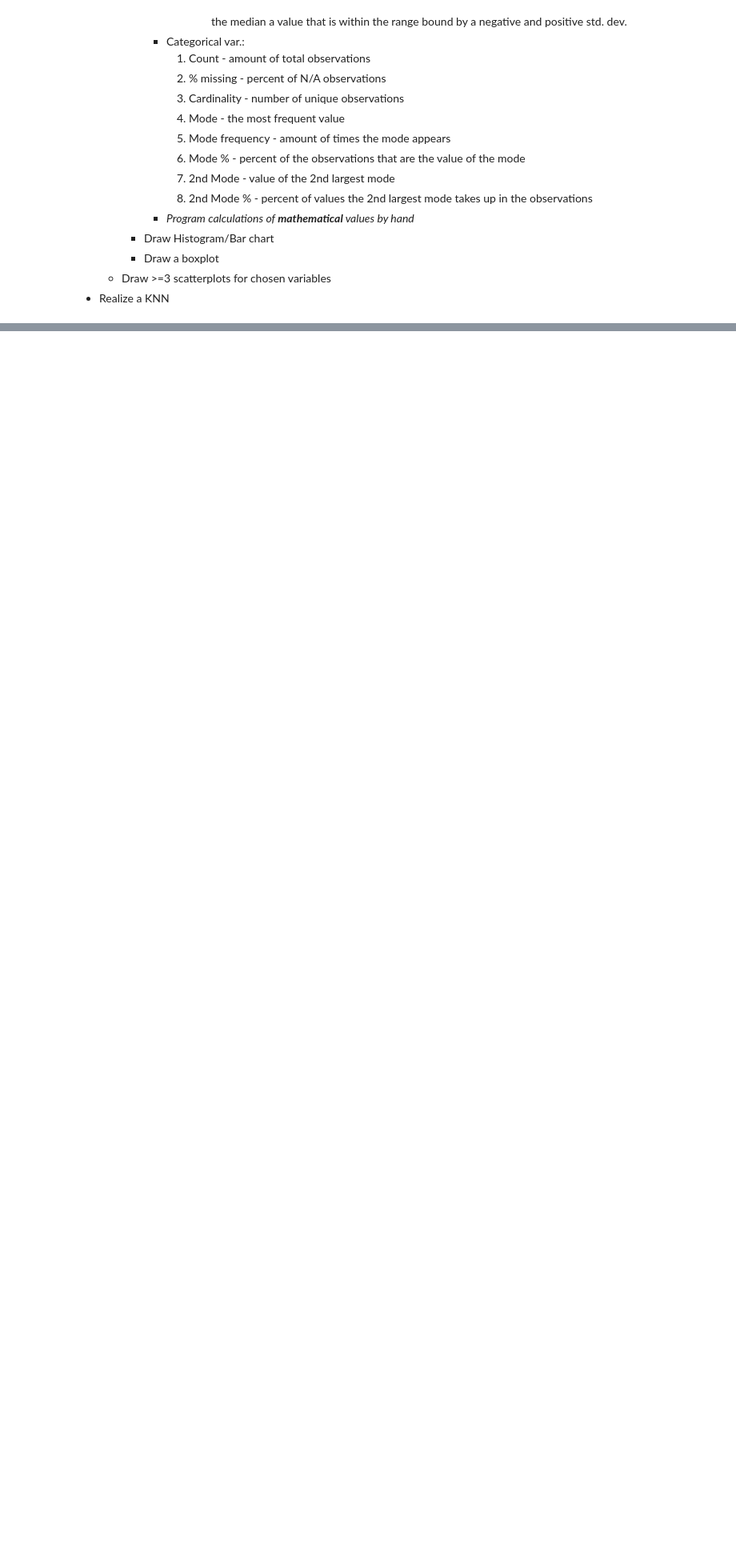
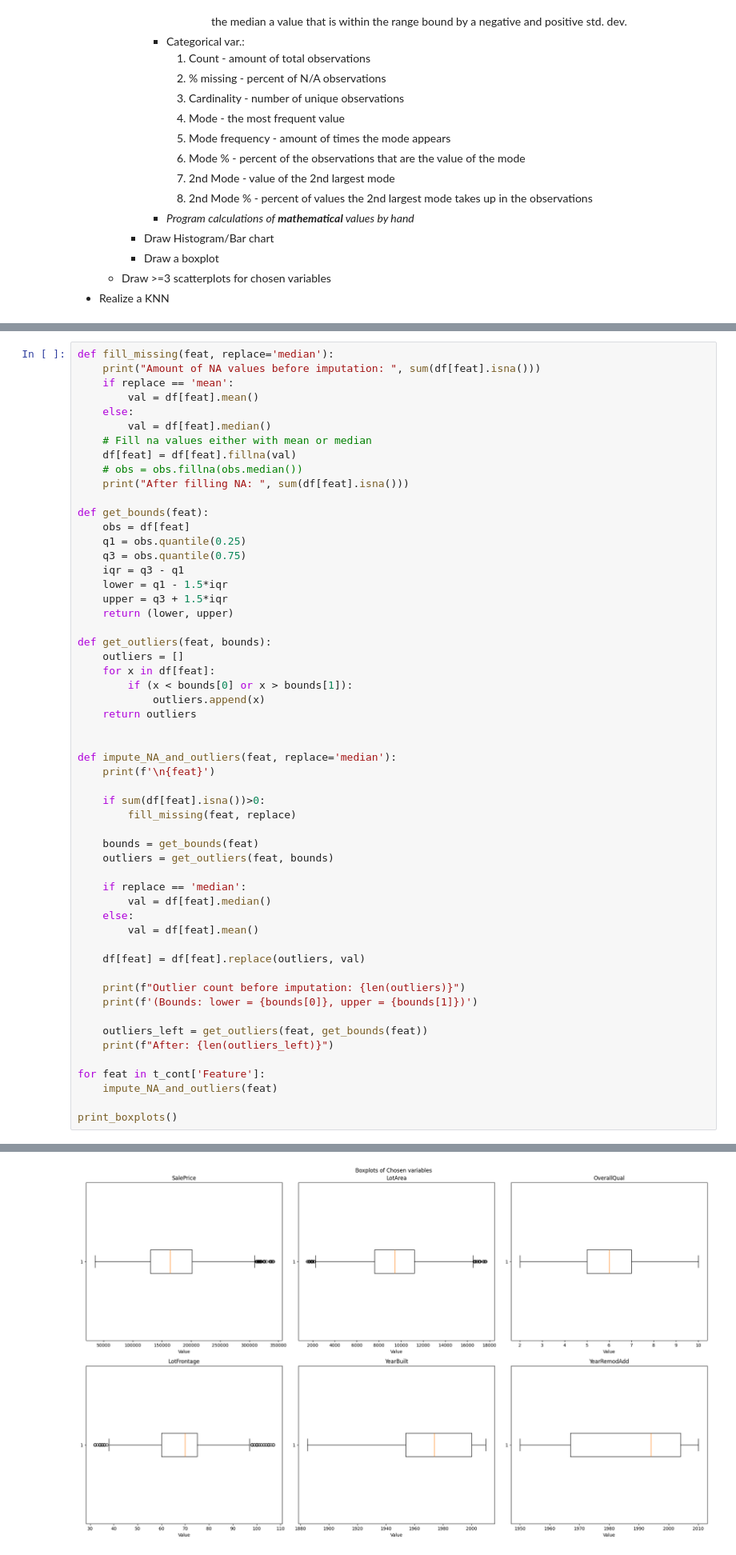
Before and after one commit to liutis6/House-Data-analysis-and-KNN, a Jupyter notebook: L1.ipynb, the cells around one changed output, grey strips where cells are left out. Shown at 80% size. Drawn from its saved outputs; the diff is of its cells as text; blank space fills up the shorter version.

```diff
--- a/L1.ipynb
+++ b/L1.ipynb
@@ -294,0 +264,56 @@ plt.show()
+# %%
+def fill_missing(feat, replace='median'):
+    print("Amount of NA values before imputation: ", sum(df[feat].isna()))
+    if replace == 'mean':
+        val = df[feat].mean()
+    else:
+        val = df[feat].median()
+    # Fill na values either with mean or median
+    df[feat] = df[feat].fillna(val)
+    # obs = obs.fillna(obs.median())
+    print("After filling NA: ", sum(df[feat].isna()))
+
+def get_bounds(feat):
+    obs = df[feat]
+    q1 = obs.quantile(0.25)
+    q3 = obs.quantile(0.75)
+    iqr = q3 - q1
+    lower = q1 - 1.5*iqr
+    upper = q3 + 1.5*iqr
+    return (lower, upper)
+
+def get_outliers(feat, bounds):
+    outliers = []
+    for x in df[feat]:
+        if (x < bounds[0] or x > bounds[1]):
+            outliers.append(x)
+    return outliers
+
+
+def impute_NA_and_outliers(feat, replace='median'):
+    print(f'\n{feat}')
+
+    if sum(df[feat].isna())>0:
+        fill_missing(feat, replace)
+
+    bounds = get_bounds(feat)
+    outliers = get_outliers(feat, bounds)
+
+    if replace == 'median':
+        val = df[feat].median()
+    else:
+        val = df[feat].mean()
+
+    df[feat] = df[feat].replace(outliers, val)
+
+    print(f"Outlier count before imputation: {len(outliers)}")
+    print(f'(Bounds: lower = {bounds[0]}, upper = {bounds[1]})')
+
+    outliers_left = get_outliers(feat, get_bounds(feat))
+    print(f"After: {len(outliers_left)}")
+
+for feat in t_cont['Feature']:
+    impute_NA_and_outliers(feat)
+
+print_boxplots()
+# %% [output]
@@ -294,0 +337 @@ plt.show()
+[figure, added]
```
Also changed, not shown: parts of 8 cells of this notebook.
